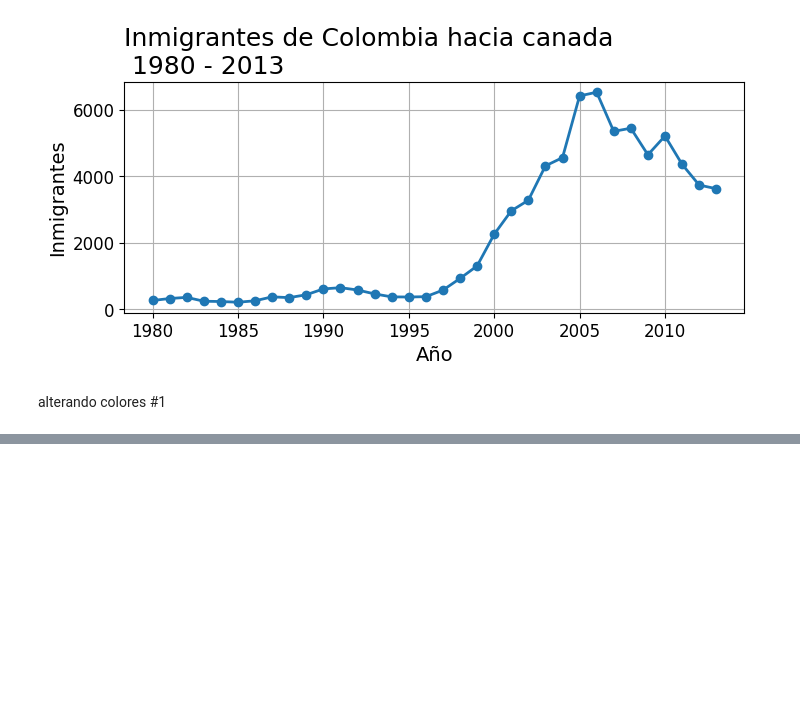
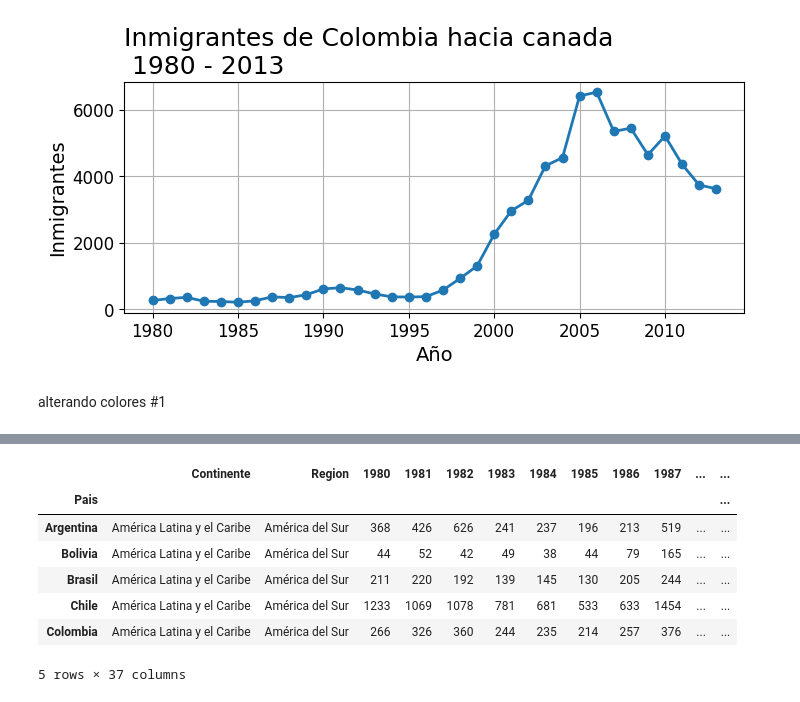
Before and after one commit to duquerson/visualizacion_python, a Jupyter notebook: vizualizacion_python.ipynb, the cells around one changed output, grey strips where cells are left out. Cells and saved outputs as stored; diff of their text form; code cells hidden in the pictures; blank space fills up the shorter version.

```diff
--- a/vizualizacion_python.ipynb
+++ b/vizualizacion_python.ipynb
@@ -126,0 +263,12 @@ alterando colores #1
+# %%
+sudamerica = df.query('Region== "América del Sur"')
+sudamerica.head()
+# %% [output]
+|  | Continente | Region | 1980 | 1981 | 1982 | 1983 | 1984 | 1985 | 1986 | 1987 | ... | ... |
+| Pais |  |  |  |  |  |  |  |  |  |  |  | ... |
+| Argentina | América Latina y el Caribe | América del Sur | 368 | 426 | 626 | 241 | 237 | 196 | 213 | 519 | ... | ... |
+| Bolivia | América Latina y el Caribe | América del Sur | 44 | 52 | 42 | 49 | 38 | 44 | 79 | 165 | ... | ... |
+| Brasil | América Latina y el Caribe | América del Sur | 211 | 220 | 192 | 139 | 145 | 130 | 205 | 244 | ... | ... |
+| Chile | América Latina y el Caribe | América del Sur | 1233 | 1069 | 1078 | 781 | 681 | 533 | 633 | 1454 | ... | ... |
+| Colombia | América Latina y el Caribe | América del Sur | 266 | 326 | 360 | 244 | 235 | 214 | 257 | 376 | ... | ... |
+5 rows × 37 columns
```
Also changed, not shown: parts of 15 cells of this notebook.
